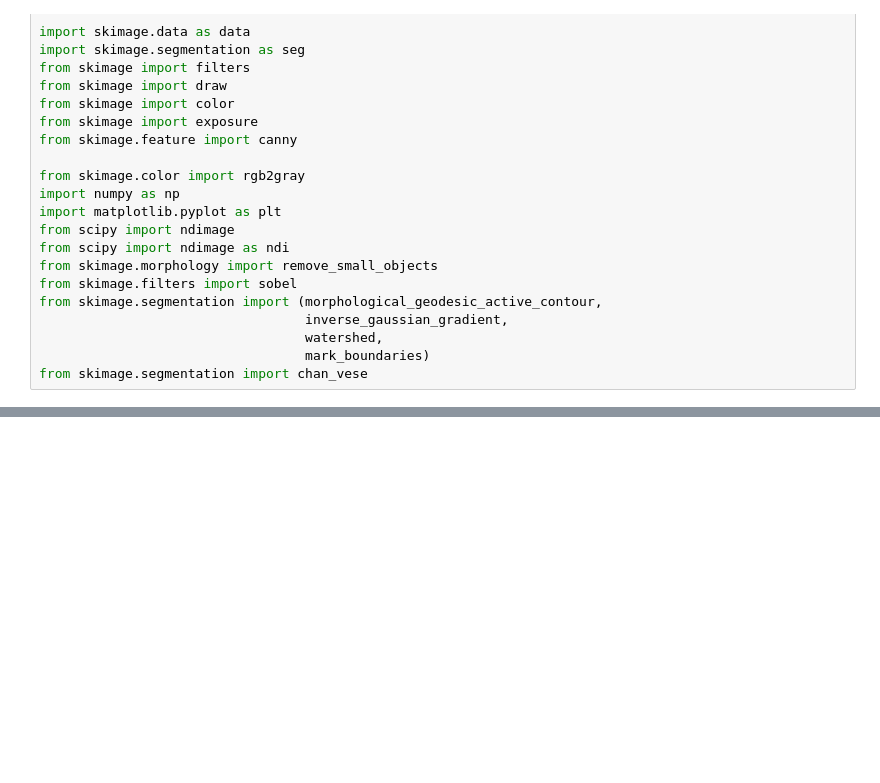
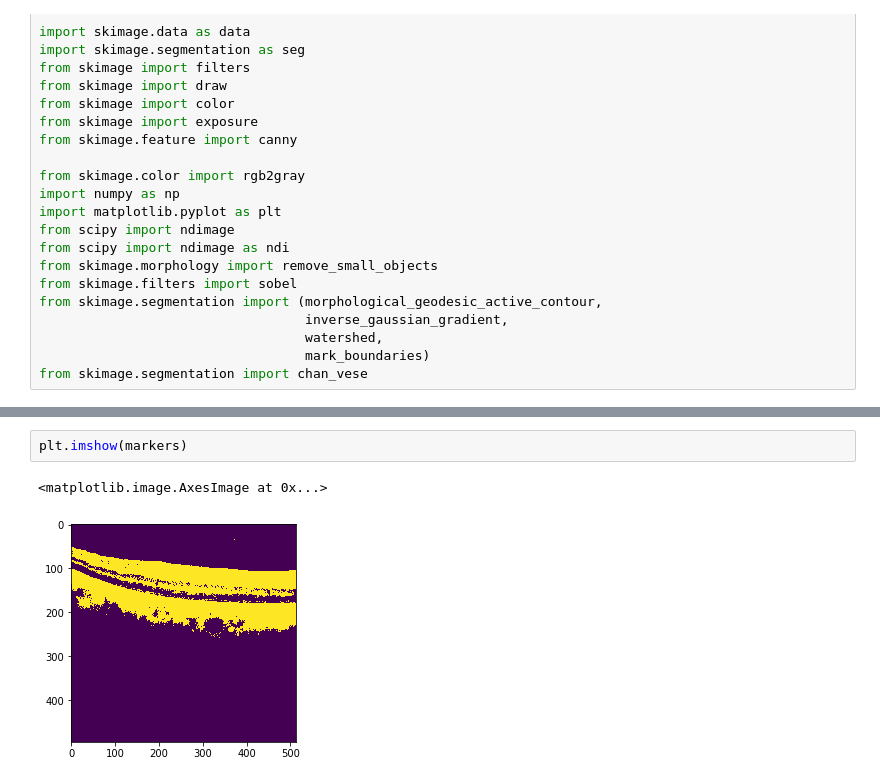
Before and after one commit to tanhakabir/OCTImagePrediction, a Jupyter notebook: Notebook.ipynb, the cells around one changed output, grey strips where cells are left out. Cells and saved outputs as stored; diff of their text form; blank space fills up the shorter version.

```diff
--- a/Notebook.ipynb
+++ b/Notebook.ipynb
@@ -46,0 +88,5 @@ plt.show()
+# %%
+plt.imshow(markers)
+# %% [output]
+<matplotlib.image.AxesImage at 0x...>
+[figure, added]
```
Also changed, not shown: parts of 12 cells of this notebook.
